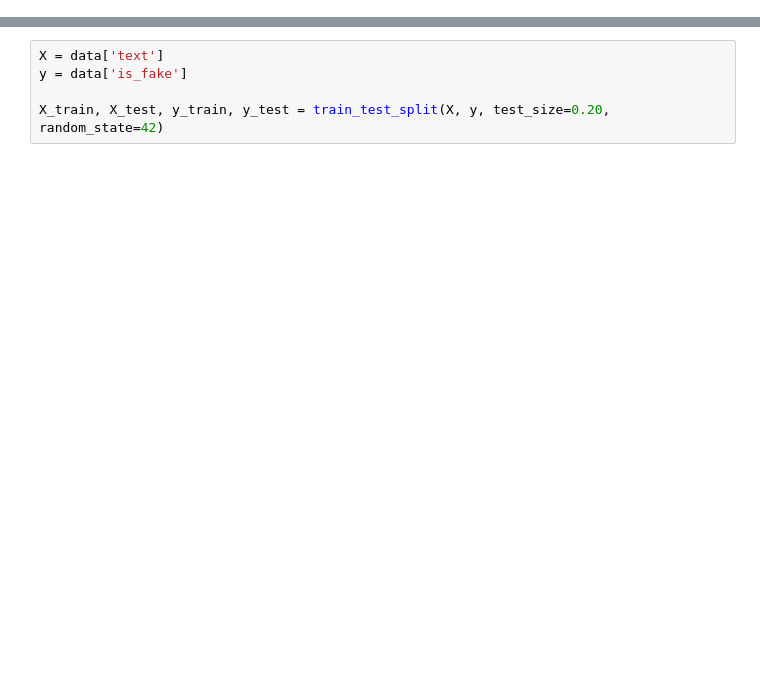
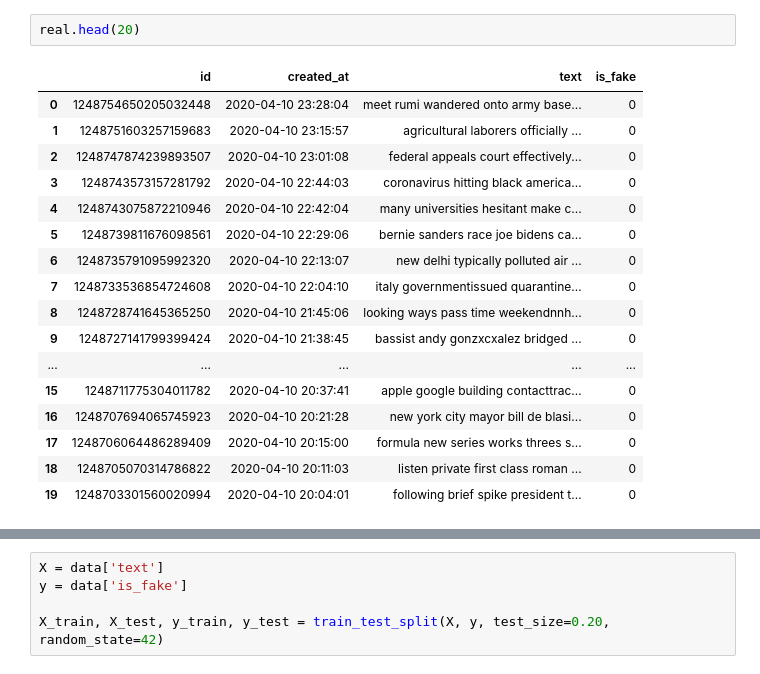
Before and after one commit to AndyLam1224/Fake-News-Detector, a Jupyter notebook: Fake_News_Classifier.ipynb, the cells around one changed output, grey strips where cells are left out. Saved outputs shown, nothing was run; the diff lists cells and outputs as text; blank space fills up the shorter version.

```diff
--- a/Fake_News_Classifier.ipynb
+++ b/Fake_News_Classifier.ipynb
@@ -117 +96,21 @@ fake = fake[~fake['text'].astype(str).str.startswith('rt')]
+# %%
+real.head(20)
+# %% [output]
+|  | id | created_at | text | is_fake |
+| 0 | 1248754650205032448 | 2020-04-10 23:28:04 | meet rumi wandered onto army base... | 0 |
+| 1 | 1248751603257159683 | 2020-04-10 23:15:57 | agricultural laborers officially ... | 0 |
+| 2 | 1248747874239893507 | 2020-04-10 23:01:08 | federal appeals court effectively... | 0 |
+| 3 | 1248743573157281792 | 2020-04-10 22:44:03 | coronavirus hitting black america... | 0 |
+| 4 | 1248743075872210946 | 2020-04-10 22:42:04 | many universities hesitant make c... | 0 |
+| 5 | 1248739811676098561 | 2020-04-10 22:29:06 | bernie sanders race joe bidens ca... | 0 |
+| 6 | 1248735791095992320 | 2020-04-10 22:13:07 | new delhi typically polluted air ... | 0 |
+| 7 | 1248733536854724608 | 2020-04-10 22:04:10 | italy governmentissued quarantine... | 0 |
+| 8 | 1248728741645365250 | 2020-04-10 21:45:06 | looking ways pass time weekendnnh... | 0 |
+| 9 | 1248727141799399424 | 2020-04-10 21:38:45 | bassist andy gonzxcxalez bridged ... | 0 |
+| ... | ... | ... | ... | ... |
+| 15 | 1248711775304011782 | 2020-04-10 20:37:41 | apple google building contacttrac... | 0 |
+| 16 | 1248707694065745923 | 2020-04-10 20:21:28 | new york city mayor bill de blasi... | 0 |
+| 17 | 1248706064486289409 | 2020-04-10 20:15:00 | formula new series works threes s... | 0 |
+| 18 | 1248705070314786822 | 2020-04-10 20:11:03 | listen private first class roman ... | 0 |
+| 19 | 1248703301560020994 | 2020-04-10 20:04:01 | following brief spike president t... | 0 |
 # %%
```
Also changed, not shown: parts of 22 cells of this notebook.
